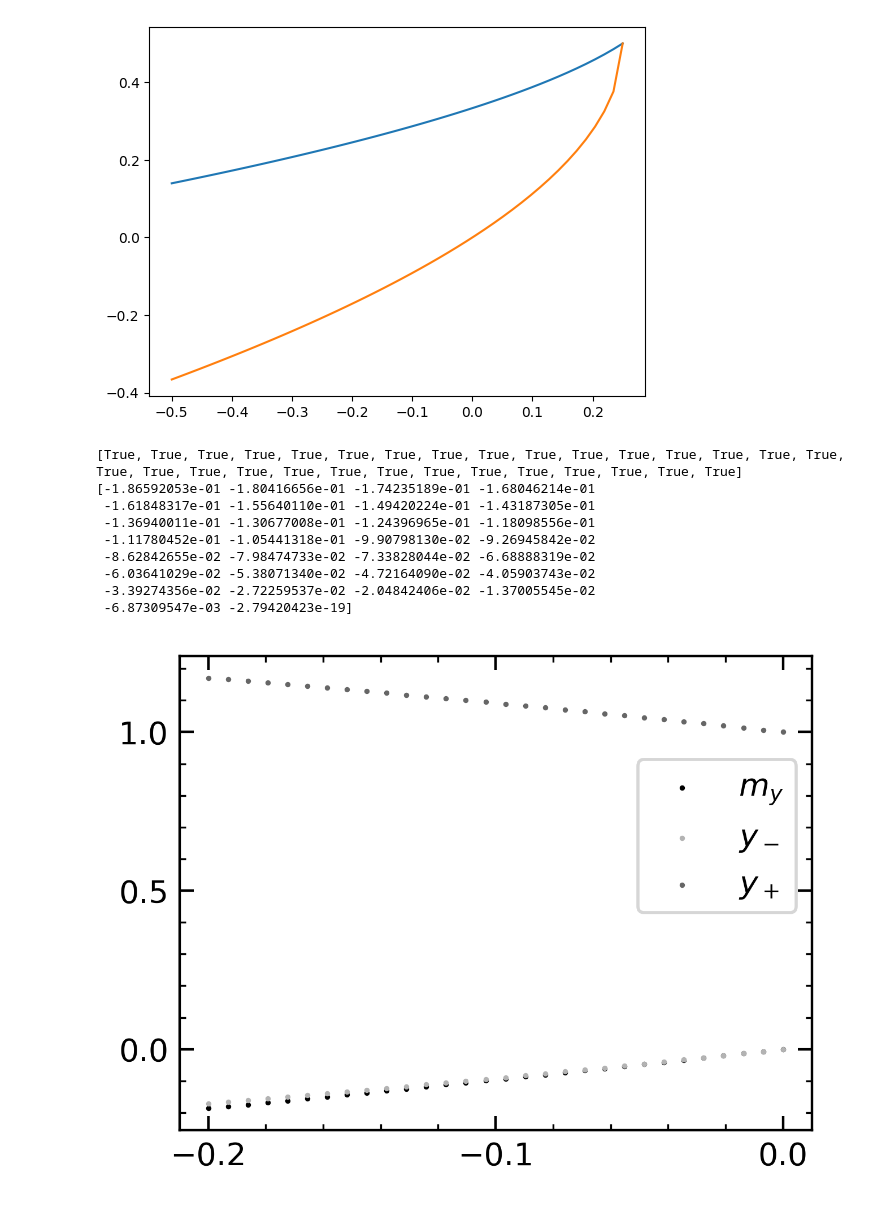
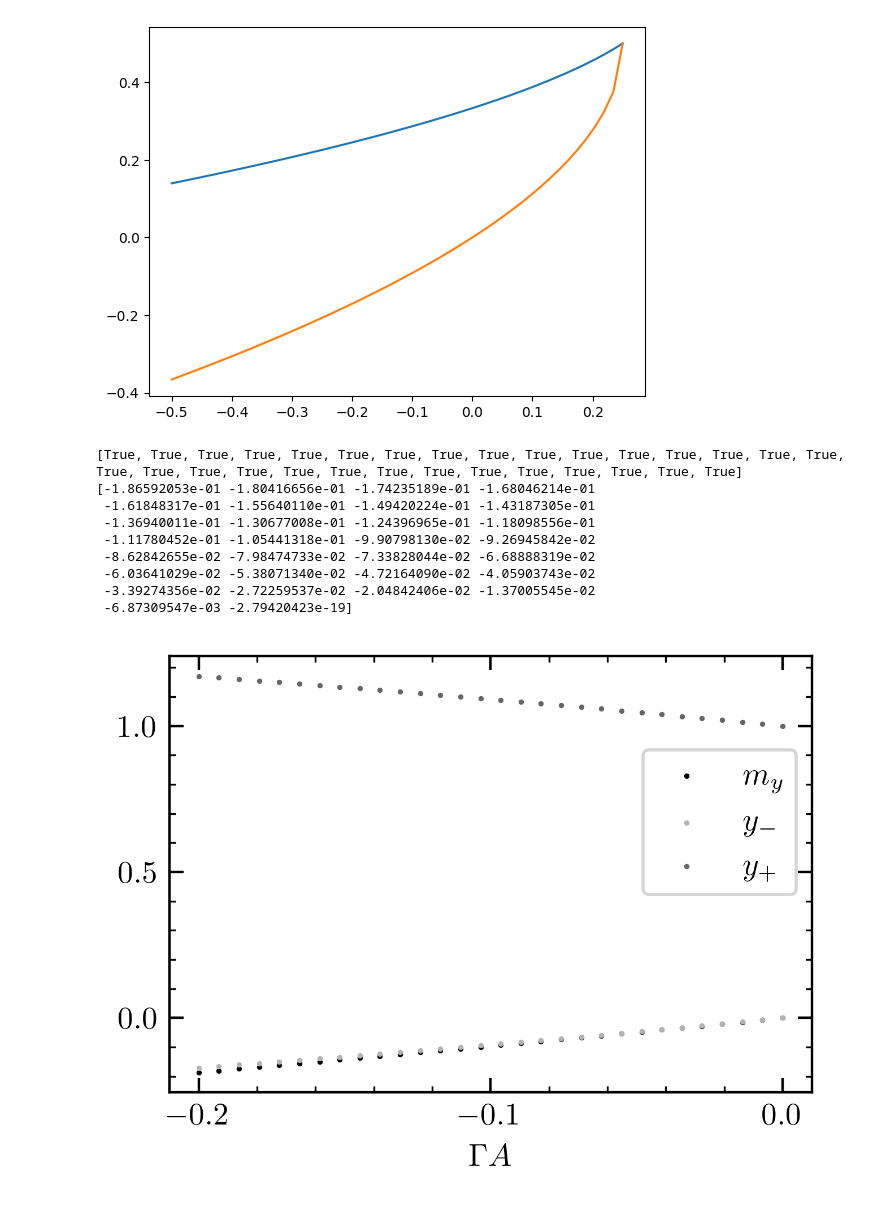
Before and after one commit to ChriGomm/Bachelor_sympy, a Jupyter notebook: fixp_alal.ipynb, the cells around one changed output. Drawn from its saved outputs; the diff is of its cells as text; code cells hidden in the pictures.

```diff
--- a/fixp_alal.ipynb
+++ b/fixp_alal.ipynb
@@ -155,7 +155,7 @@ def root_lam2(a):
     return (1+np.sqrt(1-4*a))/2
 cm = 1/2.54
 width = 8*cm
-name_of_plot = "plot"
+name_of_plot = "k=w_sign_of_ev1.pdf"
 major_xtick_step = 0.1
 minor_xtick_step = 0.02
 major_ytick_step = 0.5
@@ -178,10 +178,10 @@ ax.scatter(A,root_lam2(A),color='0.4')
 plt.legend([r'$m_y$',r'$y_-$',r'$y_+$'],loc='right',bbox_to_anchor=(1,0.62))
 
 plt.rcParams["lines.markersize"]=0.7
-# plt.rcParams["axes.unicode_minus"]=True
-# plt.rcParams["font.size"]=10
-# # plt.rcParams["text.usetex"]=True
-# # plt.rcParams["font.serif"]="Computer Modern Serif"
+plt.rcParams["axes.unicode_minus"]=True
+plt.rcParams["font.size"]=10
+plt.rcParams["text.usetex"]=True
+plt.rcParams["font.serif"]="Computer Modern Serif"
 # def strip0(x,pos):
 #     if x<0:
 #         return u'\u2212'+ str(x).rstrip(".0").lstrip("-")
@@ -190,32 +190,32 @@ plt.rcParams["lines.markersize"]=0.7
 #             return str(x).rstrip(".0")
 #     return "0"
 ax.yaxis.set_major_locator(ticker.MultipleLocator(major_ytick_step))
 ax.yaxis.set_minor_locator(ticker.MultipleLocator(minor_ytick_step))
 ax.xaxis.set_major_locator(ticker.MultipleLocator(major_xtick_step))
 ax.xaxis.set_minor_locator(ticker.MultipleLocator(minor_xtick_step))
 # if STRIP_OF_ZEROS_X:
 #     ax.xaxis.set_major_formatter(ticker.FuncFormatter(strip0))
 # if STRIP_OF_ZEROS_Y:
 #     ax.yaxis.set_major_formatter(ticker.FuncFormatter(strip0))
 ax.tick_params(axis='x',direction='in',which='both',bottom=True,top=True,labelbottom=True)
 ax.tick_params(axis='both',which='major',length=4.5)
 ax.tick_params(axis='y',direction='in',which='both',left=True,right=True,labelleft=True)
 ax.set_xlabel(r'$\Gamma A$')
 # plt.setp(ax.yaxis.get_majorticklabels(),va='bottom')
 
 
 # save figure
-# plt.savefig('/home/christian/Documents/Bachelor/protocol/'+name_of_plot,bbox_inches='tight')
+plt.savefig(name_of_plot,bbox_inches='tight')
 
 plt.show()
 # %% [output]
 [True, True, True, True, True, True, True, True, True, True, True, True, True, True, True, True, True, True, True, True, True, True, True, True, True, True, True, True, True, True]
 [-1.86592053e-01 -1.80416656e-01 -1.74235189e-01 -1.68046214e-01
  -1.61848317e-01 -1.55640110e-01 -1.49420224e-01 -1.43187305e-01
  -1.36940011e-01 -1.30677008e-01 -1.24396965e-01 -1.18098556e-01
  -1.11780452e-01 -1.05441318e-01 -9.90798130e-02 -9.26945842e-02
  -8.62842655e-02 -7.98474733e-02 -7.33828044e-02 -6.68888319e-02
  -6.03641029e-02 -5.38071340e-02 -4.72164090e-02 -4.05903743e-02
  -3.39274356e-02 -2.72259537e-02 -2.04842406e-02 -1.37005545e-02
  -6.87309547e-03 -2.79420423e-19]
-[figure, old version]
+[figure, new version]
```
